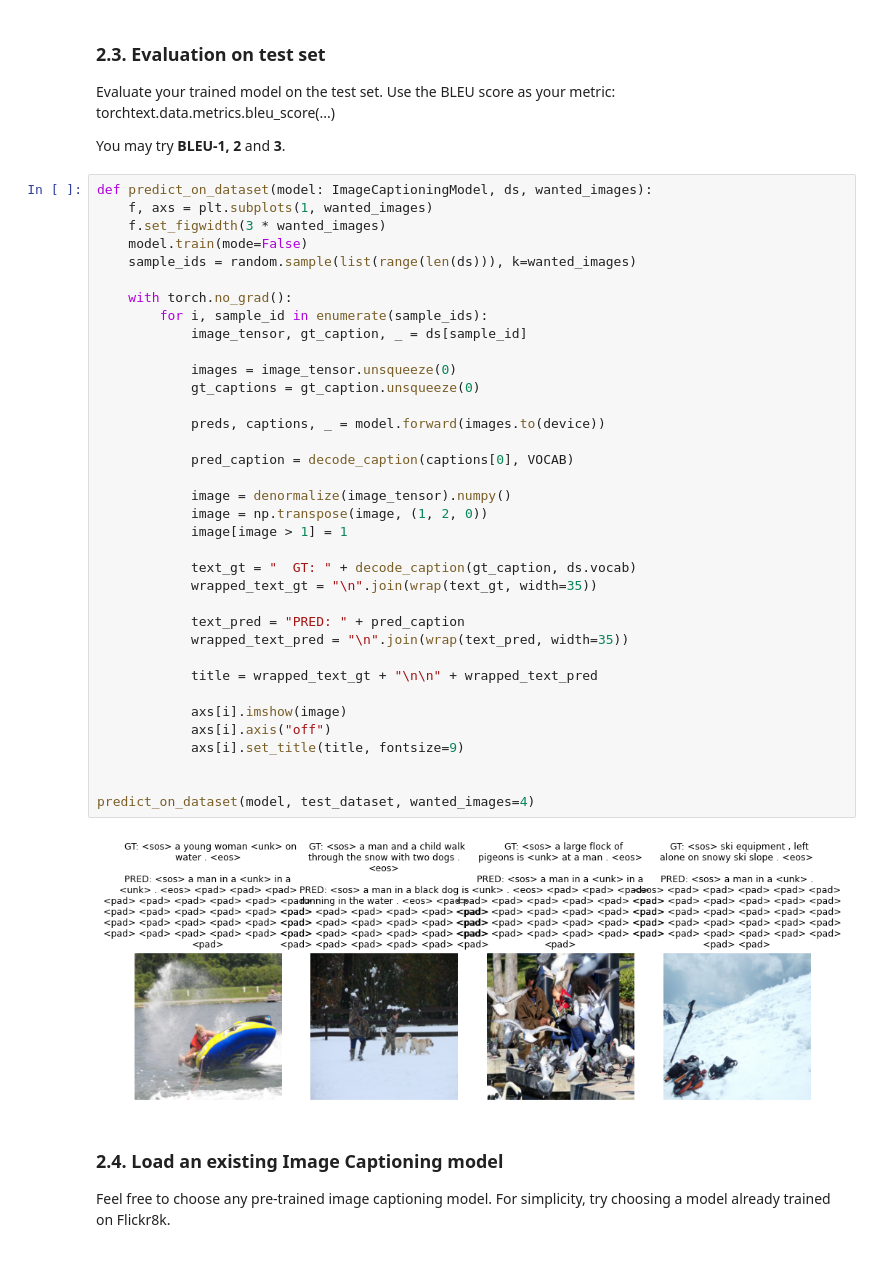
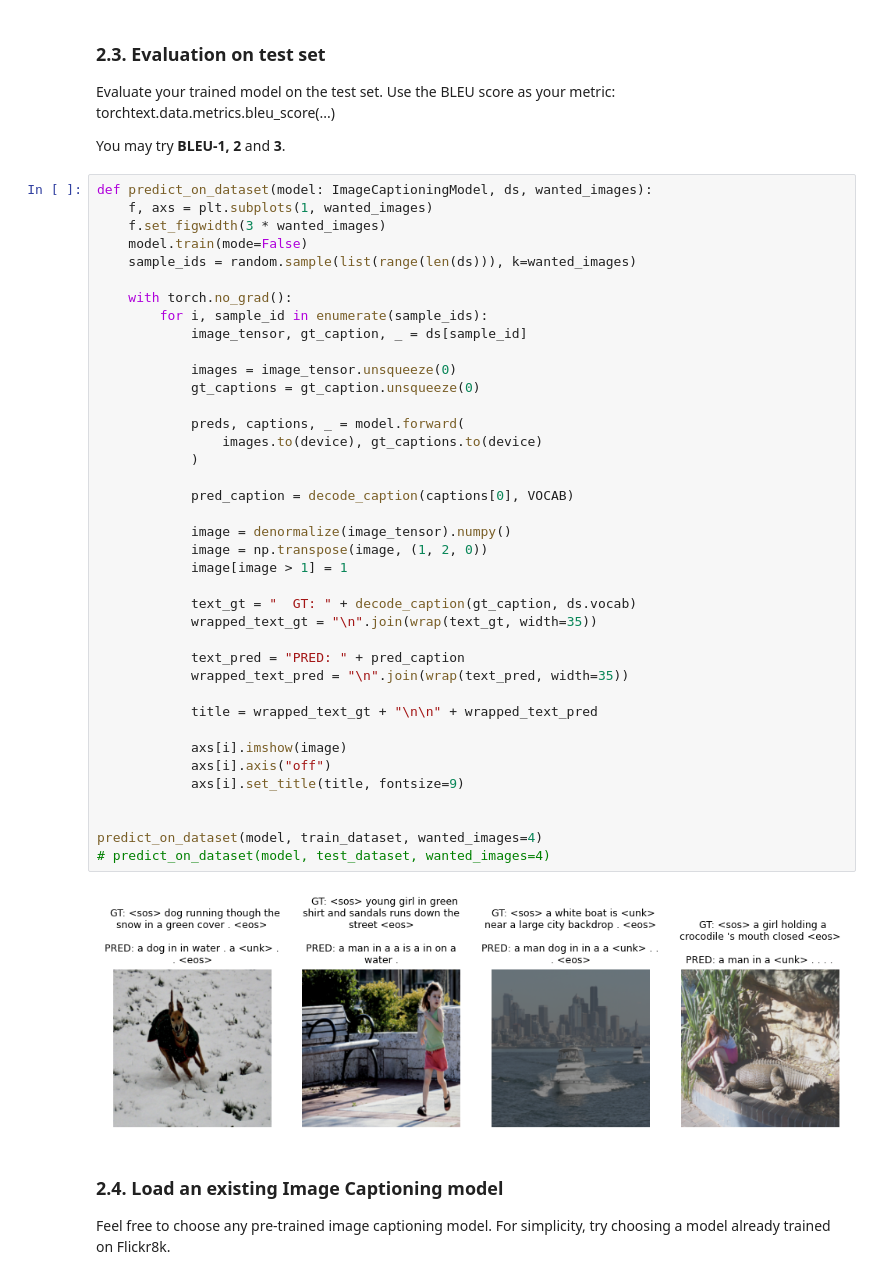
Before and after one commit to liviuflo/dnd-assignment2, a Jupyter notebook: DND_Assignment_2_24_25_1.ipynb, the cells around one changed output. Drawn from its saved outputs; the diff is of its cells as text.

Commit message:
train with bleu check

```diff
--- a/DND_Assignment_2_24_25_1.ipynb
+++ b/DND_Assignment_2_24_25_1.ipynb
@@ -1116,36 +1145,39 @@ def predict_on_dataset(model: ImageCaptioningModel, ds, wanted_images):
     sample_ids = random.sample(list(range(len(ds))), k=wanted_images)
 
     with torch.no_grad():
         for i, sample_id in enumerate(sample_ids):
             image_tensor, gt_caption, _ = ds[sample_id]
 
             images = image_tensor.unsqueeze(0)
             gt_captions = gt_caption.unsqueeze(0)
 
-            preds, captions, _ = model.forward(images.to(device))
+            preds, captions, _ = model.forward(
+                images.to(device), gt_captions.to(device)
+            )
 
             pred_caption = decode_caption(captions[0], VOCAB)
 
             image = denormalize(image_tensor).numpy()
             image = np.transpose(image, (1, 2, 0))
             image[image > 1] = 1
 
             text_gt = "  GT: " + decode_caption(gt_caption, ds.vocab)
             wrapped_text_gt = "\n".join(wrap(text_gt, width=35))
 
             text_pred = "PRED: " + pred_caption
             wrapped_text_pred = "\n".join(wrap(text_pred, width=35))
 
             title = wrapped_text_gt + "\n\n" + wrapped_text_pred
 
             axs[i].imshow(image)
             axs[i].axis("off")
             axs[i].set_title(title, fontsize=9)
 
 
-predict_on_dataset(model, test_dataset, wanted_images=4)
+predict_on_dataset(model, train_dataset, wanted_images=4)
+# predict_on_dataset(model, test_dataset, wanted_images=4)
 # %% [output]
-[figure, old version]
+[figure, new version]
 # %% [markdown]
 ### 2.4. Load an existing Image Captioning model
 
```
Also changed, not shown: parts of 3 cells of this notebook, 2 other files.
